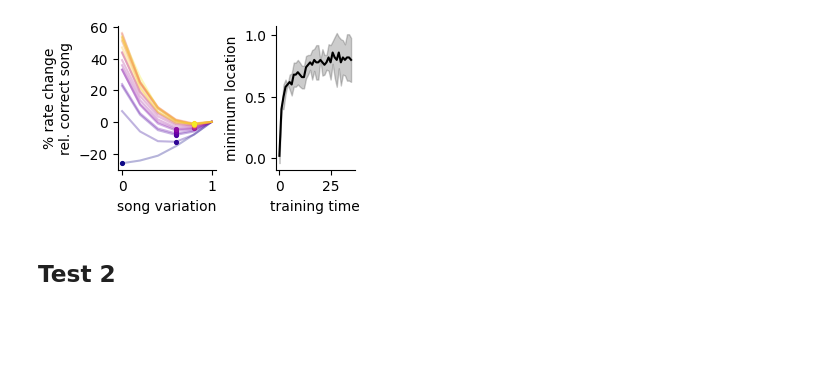
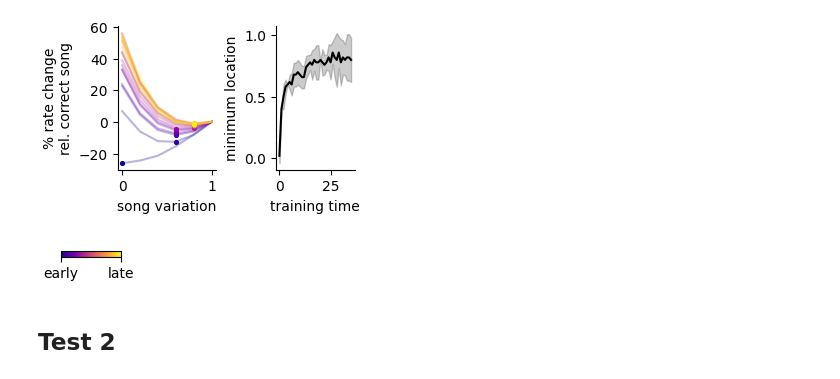
Before and after one commit to gongziyida/vocal-error-network, a Jupyter notebook: further_analysis/EIrec_analysis.ipynb, the cells around one changed output. Cells and saved outputs as stored; diff of their text form; code cells hidden in the pictures; blank space fills up the shorter version.

Commit message:
small plotting changes:

```diff
--- a/further_analysis/EIrec_analysis.ipynb
+++ b/further_analysis/EIrec_analysis.ipynb
@@ -201,6 +201,19 @@ ax[1].set(xlabel='training time', ylabel='minimum location', yticks=[0, 0.5, 1])
 fig.savefig(f'../svg/EIrec_analysis/{MODE}_on_manifold_training.svg')
 # %% [output]
 [figure]
+# %%
+fig, ax = plt.subplots(figsize=(1, 0.5))
+ax.set_axis_off()
+
+sm = plt.cm.ScalarMappable(cmap='plasma', norm=plt.Normalize(0, 1))
+sm.set_array([])
+
+cbar = fig.colorbar(sm, ax=ax, orientation='horizontal', ticks=[0, 1], fraction=1, aspect=10)
+cbar.set_ticklabels(['early', 'late'])
+
+fig.savefig(f'../svg/EIrec_analysis/{MODE}_training_colorbar.svg')
+# %% [output]
+[figure, added]
 # %% [markdown]
 ## Test 2
 # %%
```
Also changed, not shown: parts of 3 cells of this notebook.
